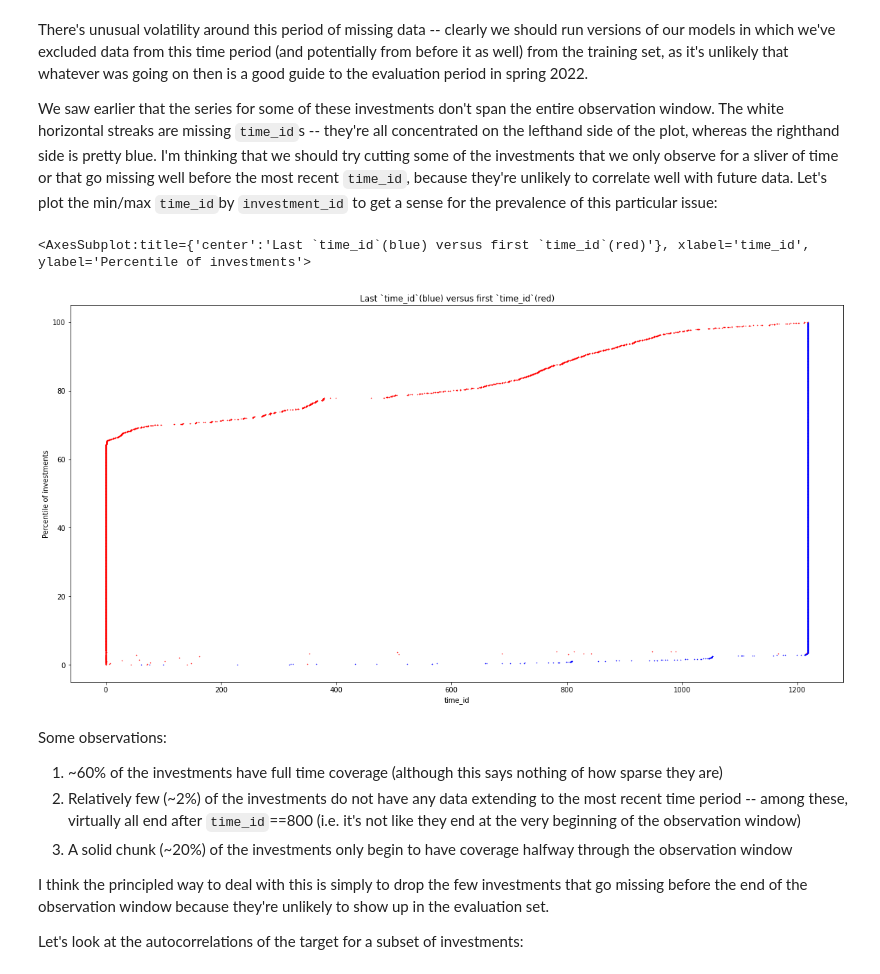
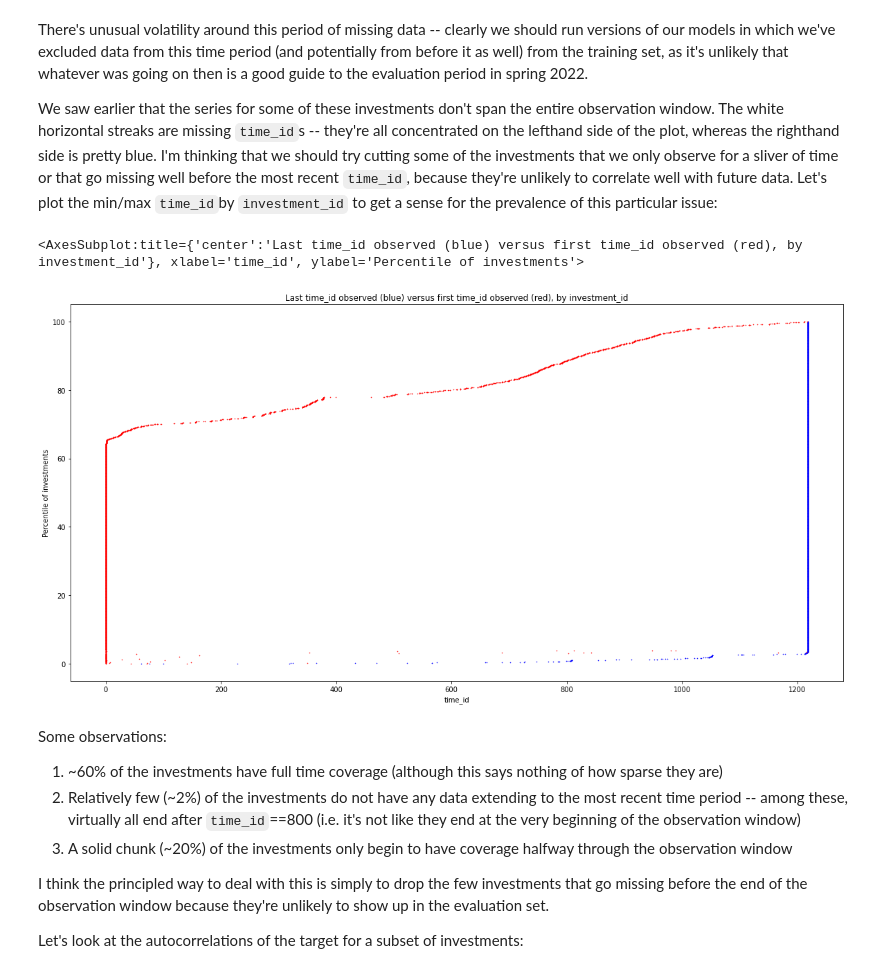
Before and after one commit to danielreuter/kaggle-ubiquant, a Jupyter notebook: ubiquant-competition-eda.ipynb, the cells around one changed output. Cells and saved outputs as stored; diff of their text form; code cells hidden in the pictures.

```diff
--- a/ubiquant-competition-eda.ipynb
+++ b/ubiquant-competition-eda.ipynb
@@ -328,34 +328,34 @@ We saw earlier that the series for some of these investments don't span the enti
 # %%
 temp = (train
         .groupby('investment_id')['time_id']
         .aggregate(['min', 'max'])
         .sort_values(['max', 'min']))
 
 temp['y'] = np.arange(len(temp))/len(temp)*100
 
 ax1 = (temp
       .plot
       .scatter(y='y',
                x='max',
                figsize = (20, 10),
                s=0.3,
                c='blue',
-               title='Last `time_id`(blue) versus first `time_id`(red)',
+               title='Last time_id observed (blue) versus first time_id observed (red), by investment_id',
                xlabel='time_id',
                ylabel='Percentile of investments'))
 
 (temp
  .plot
  .scatter(y='y',
           x='min',
           s=0.3,
           c='red',
           ax=ax1,
           xlabel='time_id',
           ylabel='Percentile of investments'))
 # %% [output]
-<AxesSubplot:title={'center':'Last `time_id`(blue) versus first `time_id`(red)'}, xlabel='time_id', ylabel='Percentile of investments'>
+<AxesSubplot:title={'center':'Last time_id observed (blue) versus first time_id observed (red), by investment_id'}, xlabel='time_id', ylabel='Percentile of investments'>
-[figure, old version]
+[figure, new version]
 # %% [markdown]
 Some observations:
 1. ~60% of the investments have full time coverage (although this says nothing of how sparse they are)
```
Also changed, not shown: parts of 18 cells of this notebook.
